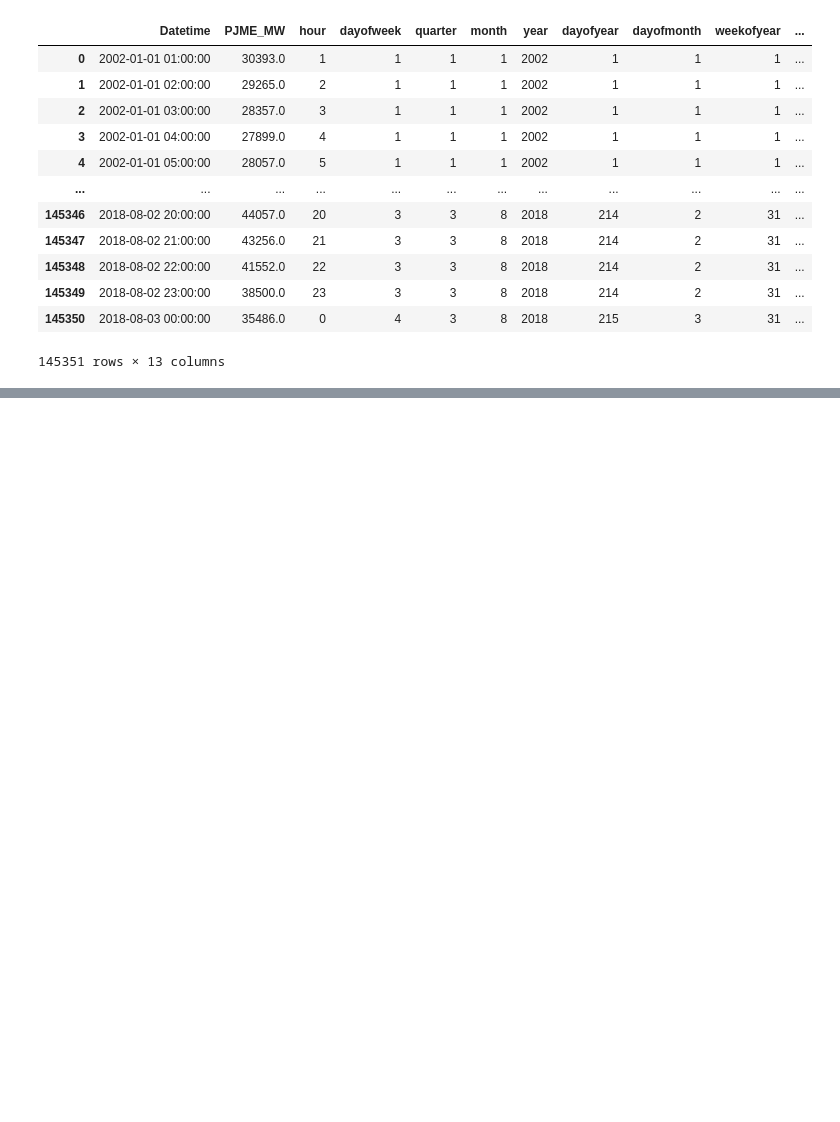
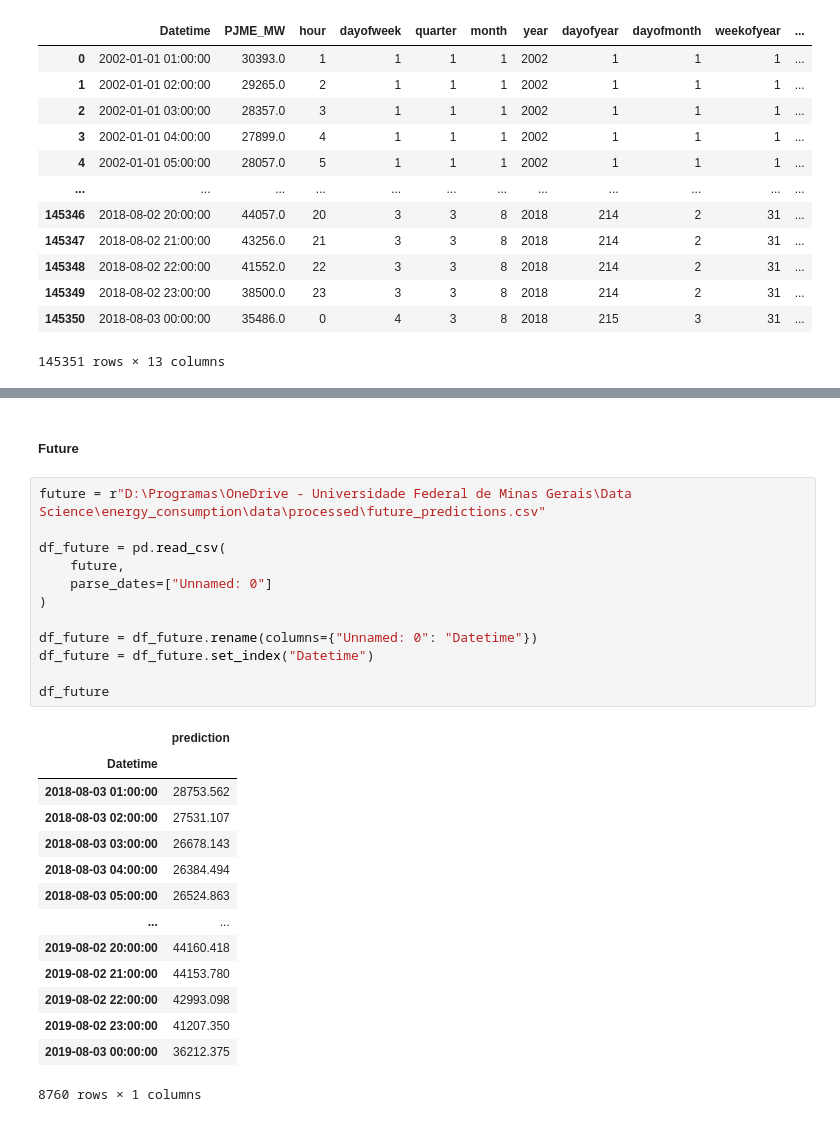
Before and after one commit to thiagocarvalhor/energy_consumption, a Jupyter notebook: notebooks/test.ipynb, the cells around one changed output, grey strips where cells are left out. Saved outputs shown, nothing was run; the diff lists cells and outputs as text; blank space fills up the shorter version.

```diff
--- a/notebooks/test.ipynb
+++ b/notebooks/test.ipynb
@@ -106,0 +118,29 @@ TypeError: Invalid comparison between dtype=int64 and str
+# %% [markdown]
+##### Future
+# %%
+future = r"D:\Programas\OneDrive - Universidade Federal de Minas Gerais\Data Science\energy_consumption\data\processed\future_predictions.csv"
+
+df_future = pd.read_csv(
+    future,
+    parse_dates=["Unnamed: 0"]
+)
+
+df_future = df_future.rename(columns={"Unnamed: 0": "Datetime"})
+df_future = df_future.set_index("Datetime")
+
+df_future
+# %% [output]
+|  | prediction |
+| Datetime |  |
+| 2018-08-03 01:00:00 | 28753.562 |
+| 2018-08-03 02:00:00 | 27531.107 |
+| 2018-08-03 03:00:00 | 26678.143 |
+| 2018-08-03 04:00:00 | 26384.494 |
+| 2018-08-03 05:00:00 | 26524.863 |
+| ... | ... |
+| 2019-08-02 20:00:00 | 44160.418 |
+| 2019-08-02 21:00:00 | 44153.780 |
+| 2019-08-02 22:00:00 | 42993.098 |
+| 2019-08-02 23:00:00 | 41207.350 |
+| 2019-08-03 00:00:00 | 36212.375 |
+8760 rows × 1 columns
```
Also changed, not shown: parts of 6 cells of this notebook, 10 other files.
